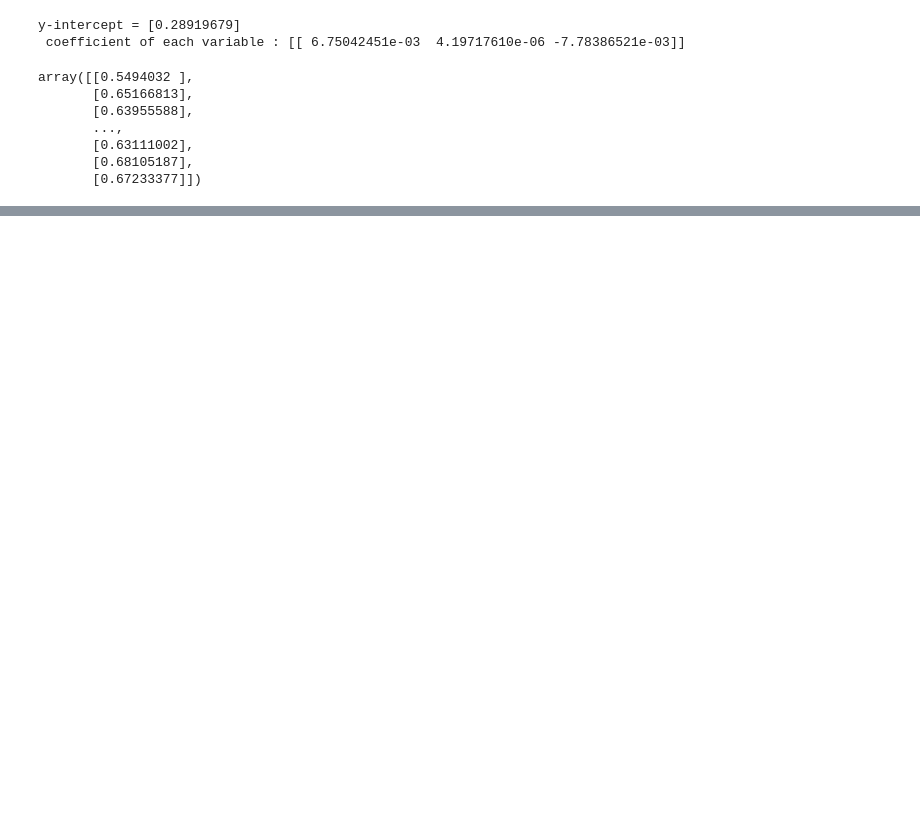
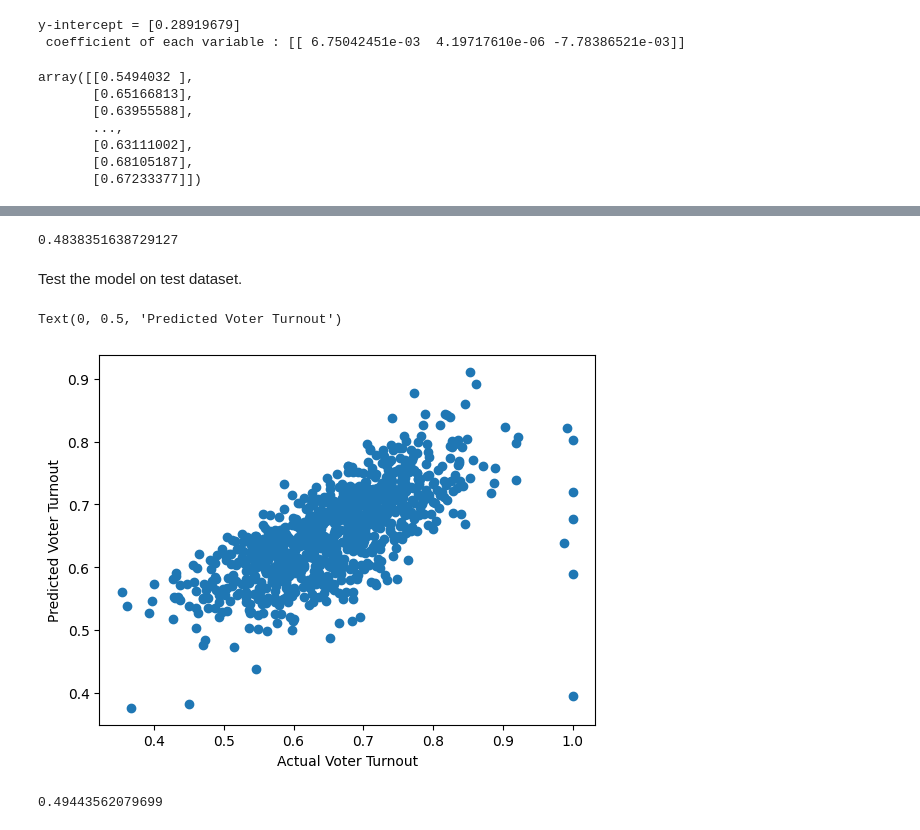
Before and after one commit to kechcole/Machine-Learning, a Jupyter notebook: Notebook/2.Multiple Linear Regression.ipynb, the cells around one changed output, grey strips where cells are left out. Drawn from its saved outputs; the diff is of its cells as text; code cells hidden in the pictures; blank space fills up the shorter version.

```diff
--- a/Notebook/2.Multiple Linear Regression.ipynb
+++ b/Notebook/2.Multiple Linear Regression.ipynb
@@ -216,0 +225,25 @@ plt.ylabel("petal_width")
+# %%
+# From visually analysising the graph, the modell performed quite good but we can better understand performance
+# using R2 score which tell how close the data fitted into the regression line.
+# It tells the proportion of variance in the dependent variable that can be explained by the independent variable
+r2_score(y_train, y_pred_train)
+# %% [output]
+0.4838351638729127
+# %% [markdown]
+Test the model on test dataset.
+# %%
+# Predict using validating dataset, an unseen data
+y_pred_test = model1.predict(X_test)
+
+# plot
+plt.scatter(y_test, y_pred_test)
+plt.xlabel("Actual Voter Turnout")
+plt.ylabel("Predicted Voter Turnout")
+# %% [output]
+Text(0, 0.5, 'Predicted Voter Turnout')
+[figure, added]
+# %%
+# Variability
+r2_score(y_test, y_pred_test)
+# %% [output]
+0.49443562079699
```
Also changed, not shown: parts of 4 cells of this notebook.
